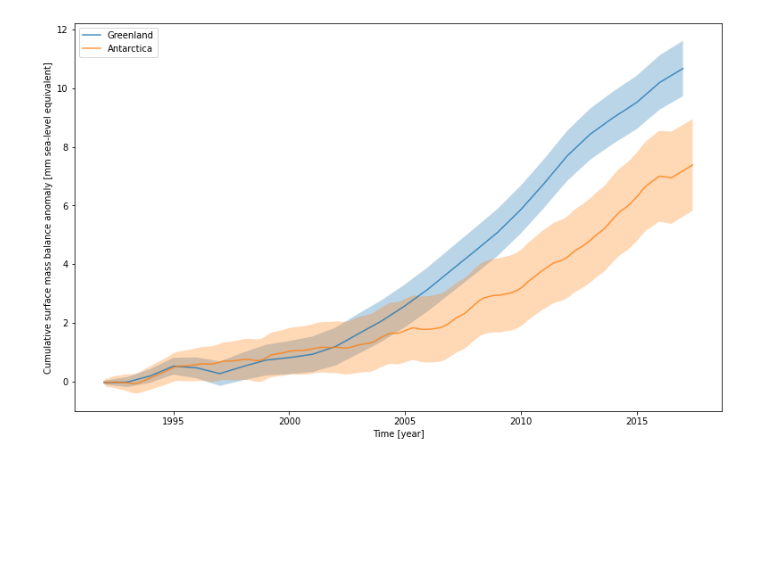
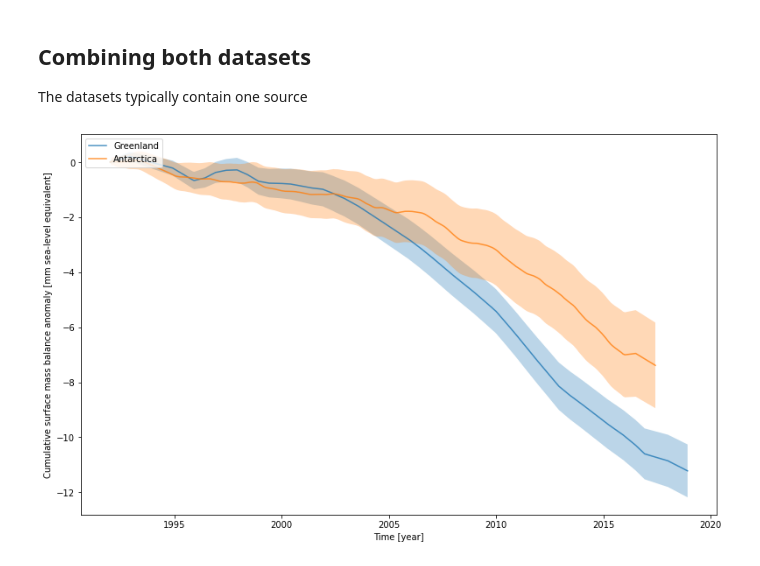
Before and after one commit to openearth/sealevel, a Jupyter notebook: notebooks/analysis/ice/imbie.ipynb, the cells around one changed output. Drawn from its saved outputs; the diff is of its cells as text; code cells hidden in the pictures; blank space fills up the shorter version.

```diff
--- a/notebooks/analysis/ice/imbie.ipynb
+++ b/notebooks/analysis/ice/imbie.ipynb
@@ -28,5 +38,6 @@ antarctica_df.head()
 # %%
-path = pathlib.Path('/Users/baart_f/src/sealevel/data/imbie/imbie_dataset_greenland_dynamics-2019_12_10.xlsx').expanduser()
+# the dataset from Greenland is somewhat different. Exact naming (casing, spacing, etc..) might change from version to version
+path = pathlib.Path('~/src/sealevel/data/imbie/imbie_dataset_greenland_dynamics-2020_02_28.xlsx').expanduser()
 
 sheets = pd.read_excel(path, sheet_name=None)
 dfs = []
@@ -34,3 +45,4 @@ for name, df in sheets.items():
     df['location'] = name
     dfs.append(df)
 greenland_df = pd.concat(dfs)
+set(greenland_df.location)
@@ -46,19 +61,24 @@ greenland_df.head()
+# %% [markdown]
+## Combining both datasets
+The datasets typically contain one source
 # %%
 antarctica_selected = antarctica_df[antarctica_df.location=='Antarctica']
+antarctica_slr = antarctica_selected['Cumulative sea level contribution (mm)']
 antarctica_ci = antarctica_selected['Cumulative sea level contribution uncertainty (mm)']
-antarctica_slr = antarctica_selected['Cumulative sea level contribution (mm)']
+
+greenland_selected = greenland_df[greenland_df.location == 'Greenland Equivalent Sea Level']
+greenland_slr = greenland_selected['Cumulative ice sheet mass change (mm sea level)']
+greenland_ci = greenland_selected['Cumulative ice sheet mass change uncertainty (mm sea level)']
-# %%
-greenland_selected = greenland_df[greenland_df.location == 'Greenland Dynamics']
-greenland_slr = greenland_selected['Cumulative ice sheet mass change (mm sea level)']
-greenland_ci = greenland_selected['Cumulative ice sheet mass change uncertainty (mm sea level)']
 # %%
 fig, ax = plt.subplots(figsize=(13, 8))
-ax.fill_between(greenland_selected['Year'], greenland_slr - greenland_ci, greenland_slr + greenland_ci, alpha=0.3)
-ax.plot(greenland_selected['Year'], greenland_slr, alpha=0.8, label='Greenland')
-ax.fill_between(antarctica_selected['Year'], antarctica_slr - antarctica_ci, antarctica_slr + antarctica_ci, alpha=0.3)
-ax.plot(antarctica_selected['Year'], antarctica_slr, alpha=0.8, label='Antarctica')
+# All losses are positive (mm sea-level equivalent rise)
+# So we multiply everything with -1
+ax.fill_between(greenland_selected['Year'], -greenland_slr + greenland_ci, -greenland_slr - greenland_ci, alpha=0.3)
+ax.plot(greenland_selected['Year'], -greenland_slr, alpha=0.8, label='Greenland')
+ax.fill_between(antarctica_selected['Year'], -antarctica_slr + antarctica_ci, -antarctica_slr - antarctica_ci, alpha=0.3)
+ax.plot(antarctica_selected['Year'], -antarctica_slr, alpha=0.8, label='Antarctica')
 ax.set_ylabel('Cumulative surface mass balance anomaly [mm sea-level equivalent]')
 ax.set_xlabel('Time [year]')
 ax.legend(loc='upper left');
 # %% [output]
-[figure, old version]
+[figure, new version]
```
Also changed, not shown: parts of 15 cells of this notebook.
